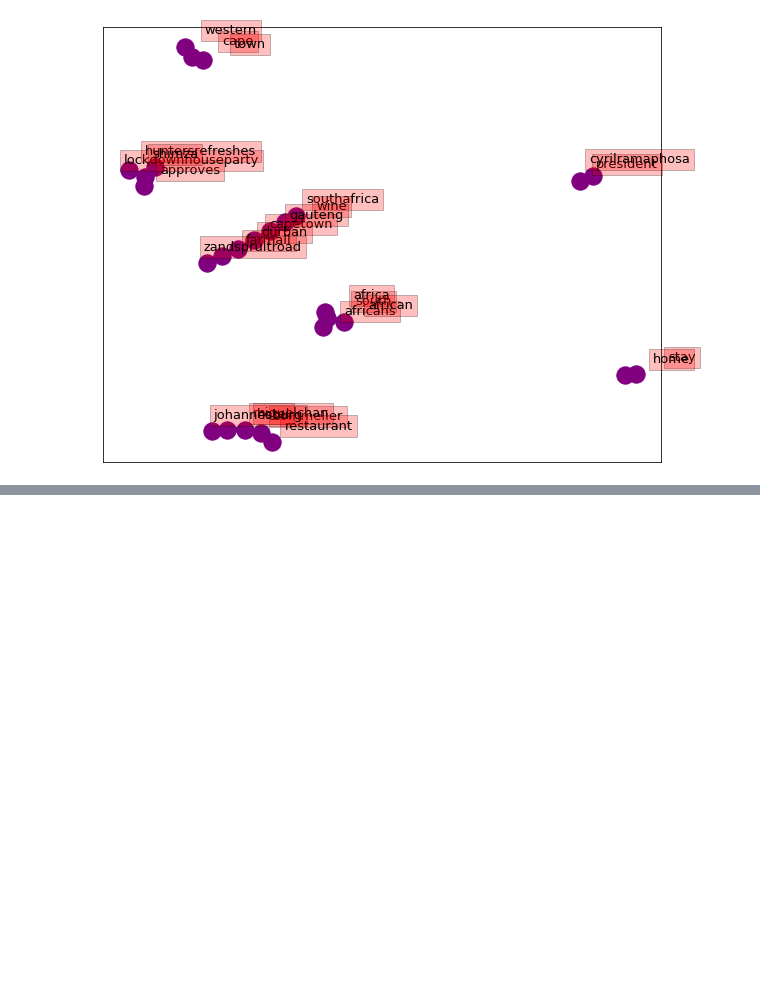
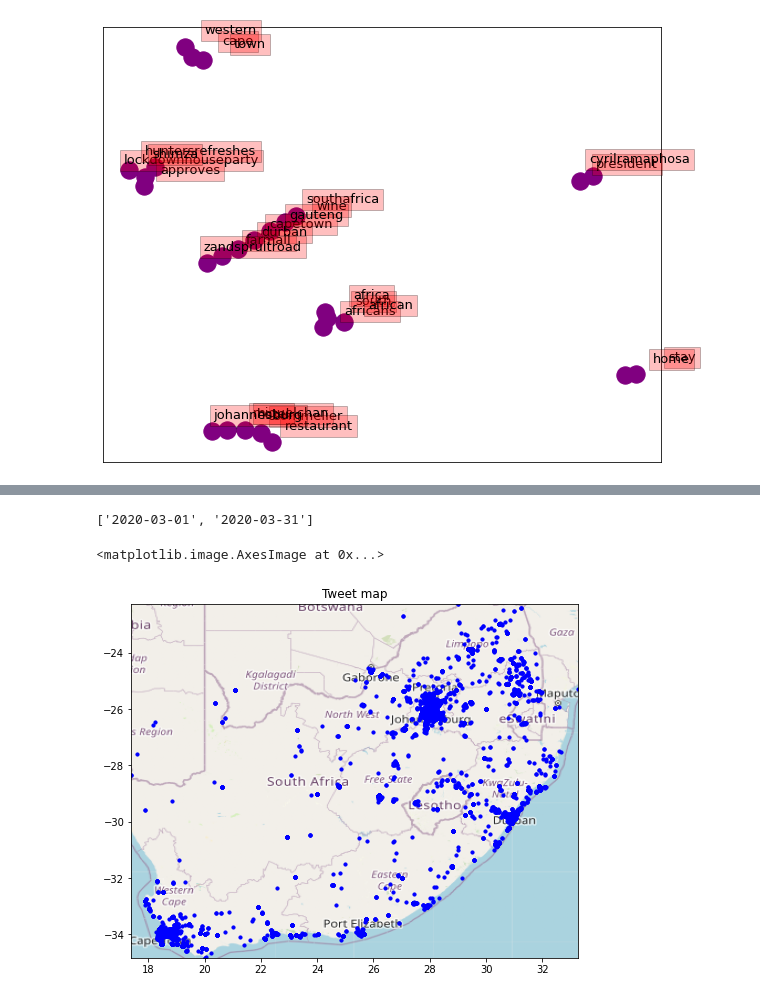
Before and after one commit to tomashege/research_project, a Jupyter notebook: Tomas/notebooks/Analysis.ipynb, the cells around one changed output, grey strips where cells are left out. Drawn from its saved outputs; the diff is of its cells as text; code cells hidden in the pictures; blank space fills up the shorter version.

Commit message:
working on timeline

```diff
--- a/Tomas/notebooks/Analysis.ipynb
+++ b/Tomas/notebooks/Analysis.ipynb
@@ -322,48 +337,69 @@ for i in word_list_counter.most_common(10):
-# %%
-### Import data
-
-rs
-NaN_test = pd.isnull(rs)
-for i in range(0, len(NaN_test)):
-    temp = 0.0
-    try:
-        if NaN_test['positve'][i] == True:
-            rs['positve'][i] = temp
-        else:
-            temp = rs['positve'][i]
-    except:
-        continue
-rs
-#sns.boxplot(x='date', y='senti_values', data=tweets_for_timeline)
+# %%
+### Import data
+#sns.boxplot(x='date', y='senti_values', data=tweets_for_timeline)
+
+# def get_date_range(date):
+#     date_1 = datetime.datetime.strptime('2020-03-03', '%Y-%m-%d')
+#     date_2 = datetime.datetime.strptime('2020-03-20', '%Y-%m-%d')
+#     date = date.to_pydatetime().strftime("%Y-%m-%d")
+#     date = datetime.datetime.strptime(date, '%Y-%m-%d')
+#     if date >= date_1 and date <= date_2:
+#         print("<>"+str(date))
+#         return True
+#     else:
+#         return False
+
+# testing_with_dates = testing_with_dates.head(1000)
+# #key_word_sentimnet_score_all = key_word_sentimnet_score_all[key_word_sentimnet_score_all['date'].apply(lambda x : get_date_range(x)) == True]
+
+# test_out_put = testing_with_dates[testing_with_dates['date'].apply(lambda x : get_date_range(x)) == True]
+
+
+# date code to loop thought all the for every month.
+def get_the_date(month_code):
+    moths_dates = {1:['2020-03-01','2020-03-31'],
+                  2:['2020-04-01','2020-04-31'],
+                  3:['2020-05-01','2020-05-31'],
+                  4:['2020-06-01','2020-06-31'],
+                  5:['2020-07-01','2020-07-31'],
+                  6:['2020-08-01','2020-08-31']}
+    return moths_dates[month_code]
+get_the_date(1)
+# %% [output]
+['2020-03-01', '2020-03-31']
 # %%
 # Show the map
 # for i in tweets['coordinates']:
 #     print(i)
+
+#WE MUST GET THE MAP AGAIN SINCE THIS IS NOW WITH ALL THE DATA AND THAT MEAN A BIGGER MAP LOL
+
 places = []
 for i in tweets['place']:
     try:
         places.append(i['coordinates'])
     except:
         continue
 
 ruh_m = plt.imread('/Users/tomashegewisch/research_project/Tomas/data/map.png')
 map_points = pd.DataFrame(places)
+map_points.columns = ['latitude', 'longitude']
 
-#map_points = map_points.rename(columns = {'0': 'longitude', '1': 'longitude'})
-map_points.columns = ['latitude', 'longitude']
 #Latitude: -28.4793 Longitude: 24.6727.
-map_points.head()
 
 fig, ax = plt.subplots(figsize = (8,7))
-ax.scatter(map_points.longitude, map_points.latitude, zorder=1, alpha= 1, c='b', s=60)
+ax.scatter(map_points.longitude, map_points.latitude, zorder=1, alpha= 1, c='b', s=10)
 
 BBox = ((map_points.longitude.min(),   map_points.longitude.max(),
          map_points.latitude.min(), map_points.latitude.max()))
 
 ax.set_title('Tweet map')
 ax.set_xlim(BBox[0],BBox[1])
 ax.set_ylim(BBox[2],BBox[3])
-ax.imshow(ruh_m, zorder=1, extent = BBox, aspect= 'equal')
+ax.imshow(ruh_m, zorder=0, extent = BBox, aspect= 'equal')
+# %% [output]
+<matplotlib.image.AxesImage at 0x...>
+[figure, added]
 # %%
 # Time line
 
```
Also changed, not shown: parts of 9 cells of this notebook, 2 other files.
